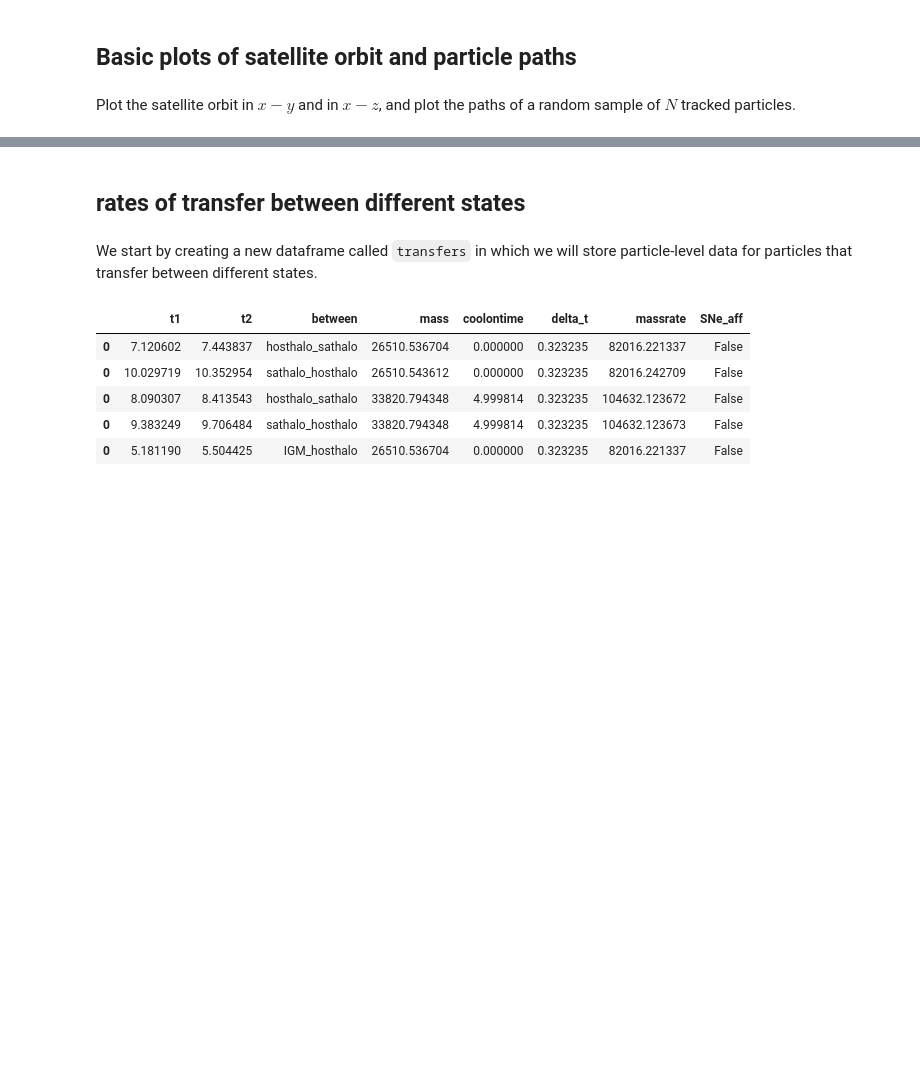
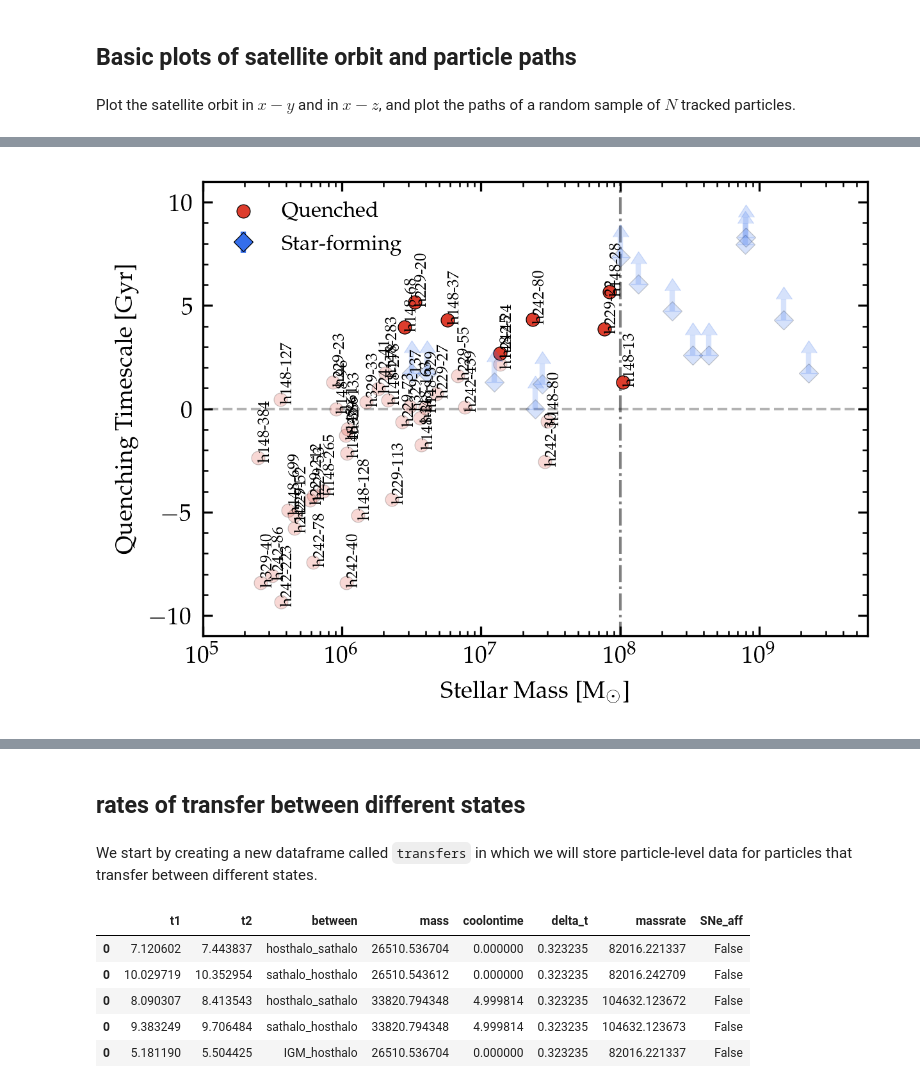
Before and after one commit to hollisakins/Justice_League_Code, a Jupyter notebook: Analysis/RamPressure/ParticleTrackingPlots.ipynb, the cells around one changed output, grey strips where cells are left out. Drawn from its saved outputs; the diff is of its cells as text; code cells hidden in the pictures; blank space fills up the shorter version.

```diff
--- a/Analysis/RamPressure/ParticleTrackingPlots.ipynb
+++ b/Analysis/RamPressure/ParticleTrackingPlots.ipynb
@@ -380,7 +480,7 @@ def fill_fractions_ax(key, ax, label=False):
     ax.annotate(key.replace('_','-'), (0.94, 0.92), xycoords='axes fraction', ha='right', va='top',
                 bbox=dict(boxstyle='round,pad=0.4', fc='w', ec='0.5', alpha=0.9), zorder=100)
 # %%
-keys = ['h242_24', 'h148_13', 'h148_28', 'h148_37', 'h242_24', 'h229_20', 'h229_22', 'h242_80']
+keys = ['h242_24', 'h148_13', 'h148_28', 'h148_37', 'h148_68', 'h229_20', 'h229_22', 'h242_80']
 
 fig = plt.figure(figsize=(7.5, 2), dpi=300)
 gs = mpl.gridspec.GridSpec(nrows=1, ncols=4, figure=fig)
@@ -396,7 +496,7 @@ fill_fractions_ax(keys[3],ax3)
 fig.text(0.5, 0.04, 'Time [Gyr]', ha='center', va='center')
 fig.text(0.02, 0.5, r'$f(M_{\rm gas})$', ha='center', va='center', rotation='vertical')
 
-plt.savefig(f'plots/fractions/fractions_1_grav.pdf')
+plt.savefig(f'plots/fractions/fractions_1.pdf')
 plt.show()
 
 fig = plt.figure(figsize=(7.5, 2), dpi=300)
@@ -413,6 +513,6 @@ fill_fractions_ax(keys[7],ax3)
 fig.text(0.5, 0.04, 'Time [Gyr]', ha='center', va='center')
 fig.text(0.02, 0.5, r'$f(M_{\rm gas})$', ha='center', va='center', rotation='vertical')
 
-plt.savefig(f'plots/fractions/fractions_2_grav.pdf')
+plt.savefig(f'plots/fractions/fractions_2.pdf')
 plt.show()
 # %% [output]
@@ -420,0 +529,69 @@ plt.show()
+# %%
+ts = read_timescales()
+ts['key'] = [s+'_'+str(h) for s,h in zip(np.array(ts.sim),np.array(ts.haloid))]
+ts_selected = ts[np.isin(ts.key, keys)]
+# %%
+ts = ts[(~np.isnan(np.array(ts.tinfall,dtype=float)))&(ts.n_star > 50)]
+
+tinfall = np.array(ts.tinfall, dtype=float)
+tquench = np.array(ts.tquench, dtype=float)
+sims = np.array(ts.sim,dtype=str)
+haloids = np.array(ts.haloid,dtype=int)
+tau = tinfall - tquench # tau is the quenching timescale
+q = np.array(ts.quenched,dtype=bool)
+
+
+fig, ax = plt.subplots(1,1,figsize=(4,2.8),dpi=300, constrained_layout=True)
+
+ax.scatter(ts.M_star[q], tau[q], color='#DD3D2D', s=25, edgecolors='k', linewidths=0.3, alpha=0.2)
+
+ax.errorbar(ts.M_star[~q], tinfall[~q],
+            yerr = [1]*len(tinfall[~q]), elinewidth=2, mec = 'k',  mew = 0.3, ecolor='#346eeb',
+            capsize=3, capthick=2, fmt='D', color = '#346eeb', ms = 5, lolims=True, zorder=1, alpha=0.2)
+
+
+
+for s,h,x,y in zip(sims[q],haloids[q],ts.M_star[q], tau[q]):
+    ax.annotate(f'{s}-{str(h)}',(x,y), fontsize=6, rotation=90)
+
+# for s,h,x,y in zip(sims[~q],haloids[~q],ts.M_star[~q], tinfall[~q]):
+#     ax.annotate(f'{s}-{str(h)}',(x,y), fontsize=7)
+
+
+tinfall = np.array(ts_selected.tinfall, dtype=float)
+tquench = np.array(ts_selected.tquench, dtype=float)
+tau = tinfall - tquench # tau is the quenching timescale
+q = np.array(ts_selected.quenched,dtype=bool)
+
+ax.scatter(ts_selected.M_star[q], tau[q], color='#DD3D2D', s=25, edgecolors='k', linewidths=0.3, alpha=1, label='Quenched')
+
+ax.errorbar(ts_selected.M_star[~q], tinfall[~q],
+            yerr = [1]*len(tinfall[~q]), elinewidth=2, mec = 'k',  mew = 0.3, ecolor='#346eeb',
+            capsize=3, capthick=2, fmt='D', color = '#346eeb', ms = 5, lolims=True, zorder=1, label='Star-forming')
+
+
+# zero line
+ax.plot([1e2, 1e10], [0,0], 'k--', linewidth=1, alpha=0.3, zorder=0)
+
+ax.legend(loc='upper left', frameon=False, prop={'size':8})
+
+ax.plot([1e8,1e8],[-20,20], linestyle='-.', color='0.5', linewidth=1, zorder=-3)
+
+ax.set_xlim(1e5,6e9)
+ax.set_ylim(-11, 11)
+ax.semilogx()
+ax.set_xlabel('Stellar Mass [$\mathrm{M}_{\odot}$]')
+ax.set_ylabel('Quenching Timescale [Gyr]')
+
+ax.tick_params(direction='in',which='both')
+ax.yaxis.set_ticks_position('both')
+ax.xaxis.set_ticks_position('both')
+ax.yaxis.set_minor_locator(mpl.ticker.MultipleLocator(1))
+ax.set_yticks([-10, -5,0,5, 10])
+
+
+# plt.savefig(r'tau_mass.pdf', dpi=300)
+
+plt.show()
+# %% [output]
+[figure, added]
```
Also changed, not shown: parts of 31 cells of this notebook, 9 other files.
